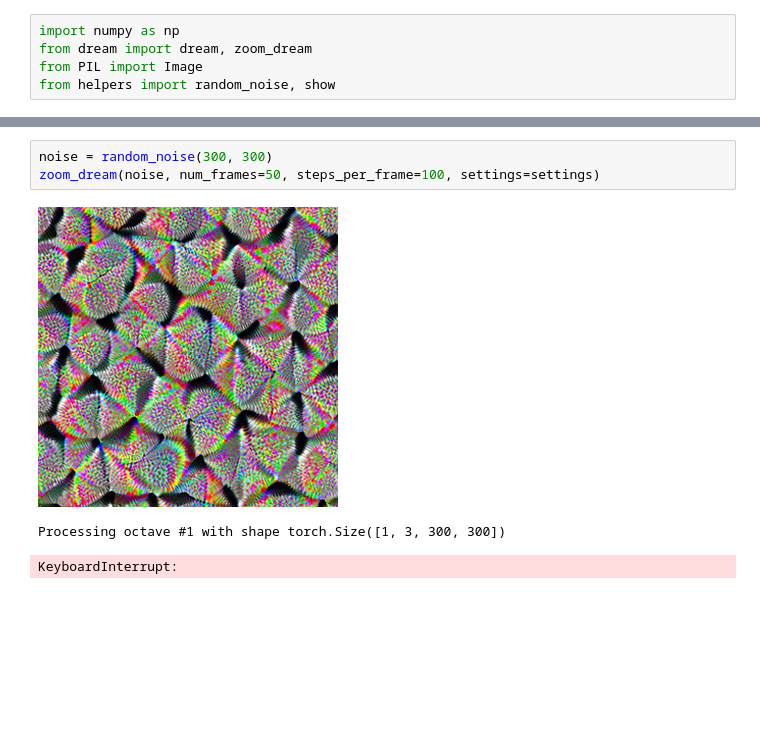
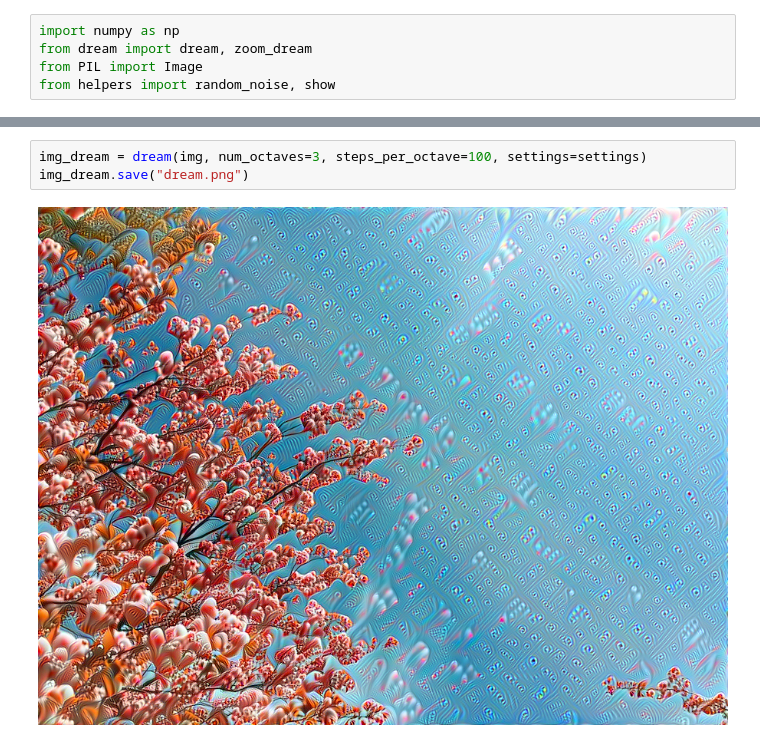
Before and after one commit to augustwester/deepdream, a Jupyter notebook: example.ipynb, the cells around one changed output, grey strips where cells are left out. Drawn from its saved outputs; the diff is of its cells as text; blank space fills up the shorter version.

```diff
--- a/example.ipynb
+++ b/example.ipynb
@@ -33,7 +29,5 @@ Picked channel 94
-# %%
-noise = random_noise(300, 300)
-zoom_dream(noise, num_frames=50, steps_per_frame=100, settings=settings)
-# %% [output]
-[figure, removed]
-Processing octave #1 with shape torch.Size([1, 3, 300, 300])
-KeyboardInterrupt:
+# %%
+img_dream = dream(img, num_octaves=3, steps_per_octave=100, settings=settings)
+img_dream.save("dream.png")
+# %% [output]
+[figure, added]
```
Also changed, not shown: parts of 4 cells of this notebook, 2 other files.
